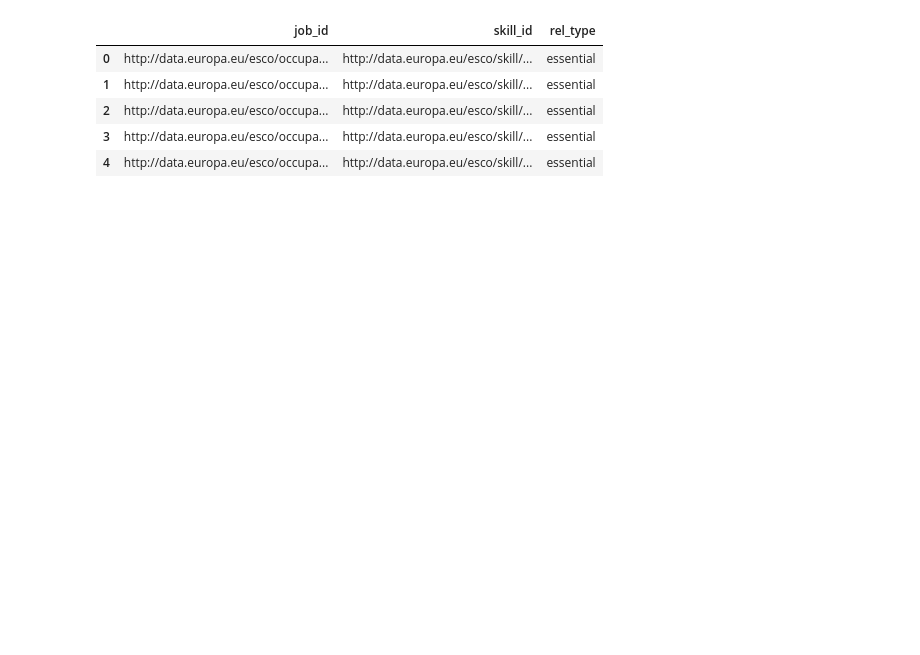
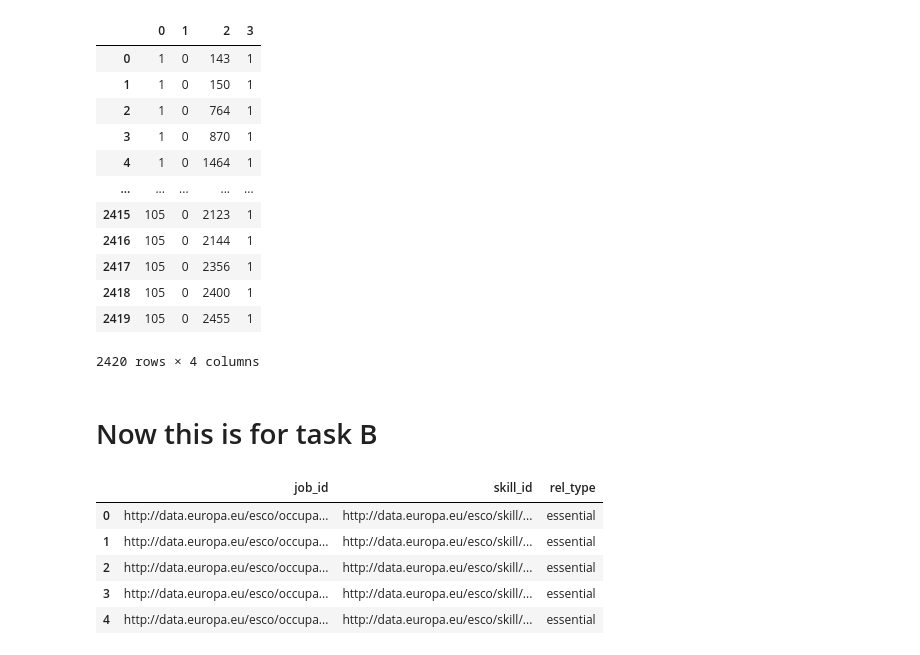
Before and after one commit to egesualp/skills4cpp, a Jupyter notebook: notebooks/4_talent_clef_task_B_data.ipynb, the cells around one changed output. Drawn from its saved outputs; the diff is of its cells as text; code cells hidden in the pictures; blank space fills up the shorter version.

```diff
--- a/notebooks/4_talent_clef_task_B_data.ipynb
+++ b/notebooks/4_talent_clef_task_B_data.ipynb
@@ -6,3 +495,27 @@ import json
+# %%
+taskA_qrels = pd.read_csv(
+    r"/Users/egesualp/Documents/lmu_repos/skills4cpp/data/talent_clef/TaskA/validation/english/qrels.tsv",
+    delimiter='\t',
+    header=None
+)
+# %%
+taskA_qrels
+# %% [output]
+|  | 0 | 1 | 2 | 3 |
+| 0 | 1 | 0 | 143 | 1 |
+| 1 | 1 | 0 | 150 | 1 |
+| 2 | 1 | 0 | 764 | 1 |
+| 3 | 1 | 0 | 870 | 1 |
+| 4 | 1 | 0 | 1464 | 1 |
+| ... | ... | ... | ... | ... |
+| 2415 | 105 | 0 | 2123 | 1 |
+| 2416 | 105 | 0 | 2144 | 1 |
+| 2417 | 105 | 0 | 2356 | 1 |
+| 2418 | 105 | 0 | 2400 | 1 |
+| 2419 | 105 | 0 | 2455 | 1 |
+2420 rows × 4 columns
+# %% [markdown]
+# Now this is for task B
 # %%
 # Read job2skill file
 taskB_path = '/Users/egesualp/Documents/lmu_repos/skills4cpp/data/talent_clef/TaskB/training'
```
Also changed, not shown: parts of 36 cells of this notebook, 15 other files.
